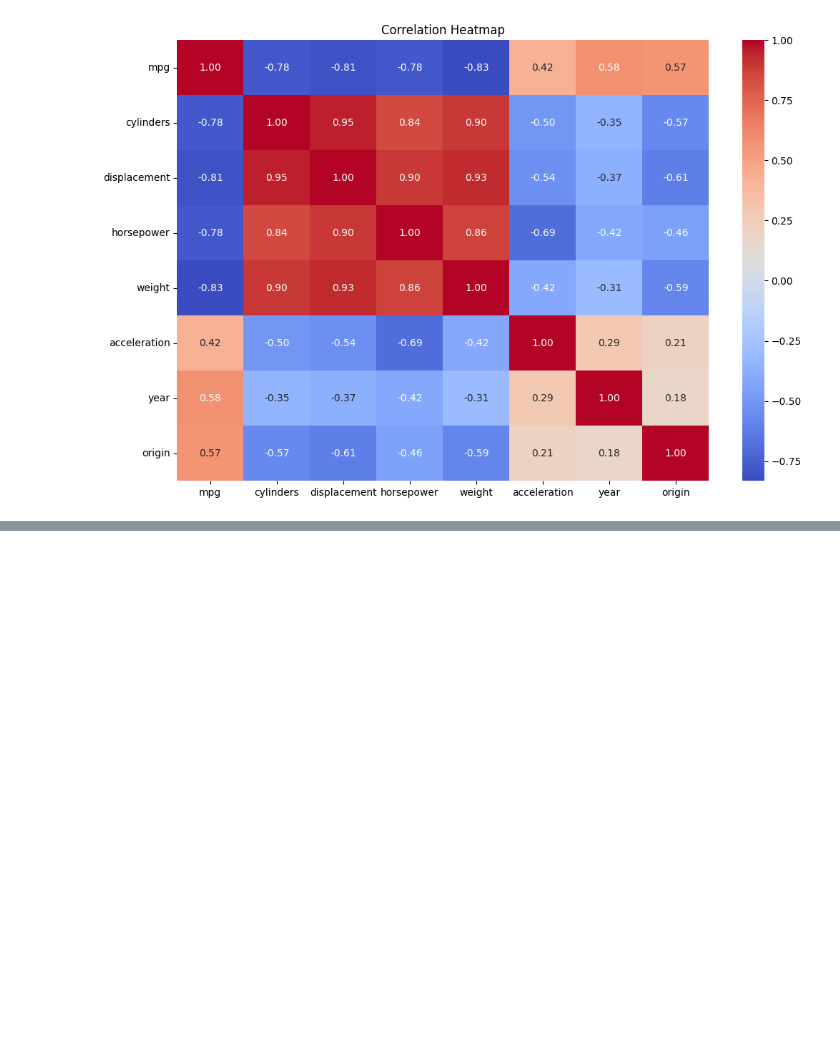
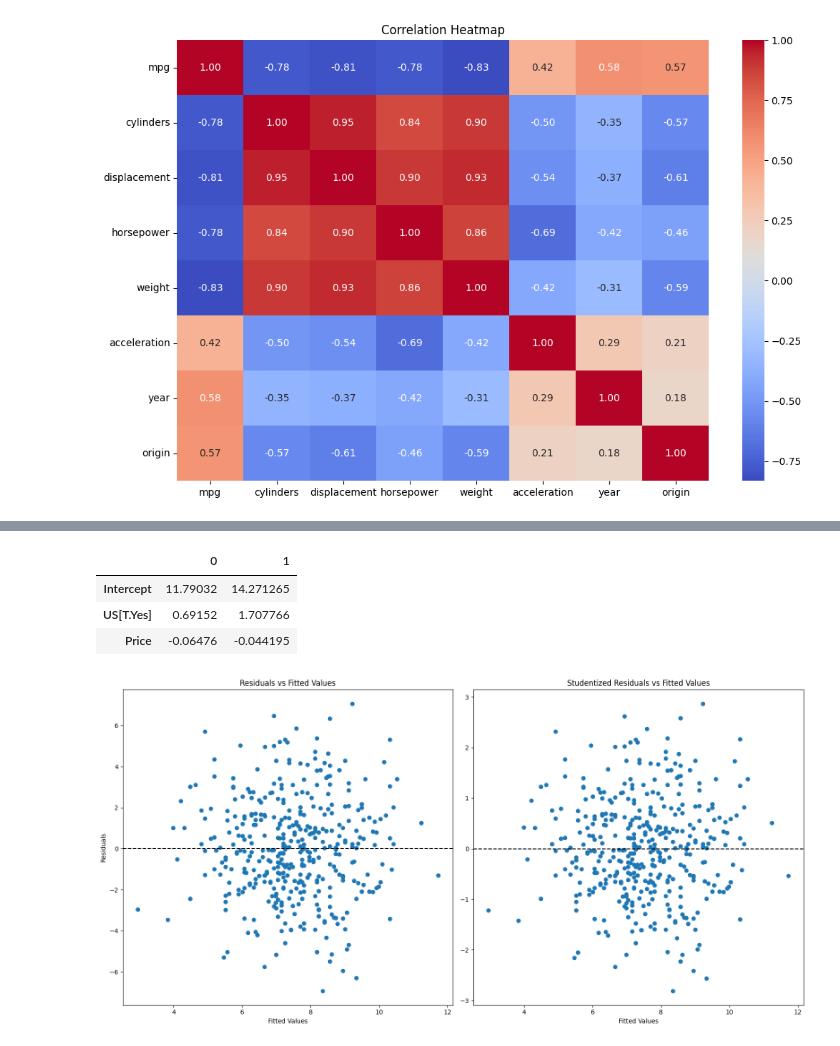
Before and after one commit to samjingwen/islp, a Jupyter notebook: ch03/ch03.ipynb, the cells around one changed output, grey strips where cells are left out. Cells and saved outputs as stored; diff of their text form; code cells hidden in the pictures; blank space fills up the shorter version.

```diff
--- a/ch03/ch03.ipynb
+++ b/ch03/ch03.ipynb
@@ -177,0 +191,3 @@ strong multicollinearity or other numerical problems.
+# %%
+df = pd.read_csv('data/Carseats.csv')
+df.columns
@@ -177,0 +232,3 @@ strong multicollinearity or other numerical problems.
+# %%
+model = smf.ols(formula='Sales ~ Price + US',data=df).fit()
+model.summary()
@@ -177,0 +256,27 @@ strong multicollinearity or other numerical problems.
+# %%
+model.conf_int(alpha=.05)
+# %% [output]
+|  | 0 | 1 |
+| Intercept | 11.79032 | 14.271265 |
+| US[T.Yes] | 0.69152 | 1.707766 |
+| Price | -0.06476 | -0.044195 |
+# %%
+infl = model.get_influence()
+
+fig, axes = plt.subplots(1, 2, figsize=(16, 8))
+
+axes[0].scatter(model.fittedvalues, model.resid)
+axes[0].axhline(0, color='k', linestyle='--')
+axes[0].set_xlabel('Fitted Values')
+axes[0].set_ylabel('Residuals')
+axes[0].set_title('Residuals vs Fitted Values')
+
+axes[1].scatter(model.fittedvalues, infl.resid_studentized)
+axes[1].axhline(0, color='k', linestyle='--')
+axes[1].set_xlabel('Fitted Values')
+axes[1].set_title('Studentized Residuals vs Fitted Values')
+
+plt.tight_layout()
+plt.show()
+# %% [output]
+[figure, added]
```
Also changed, not shown: parts of 27 cells of this notebook, 3 other files.
